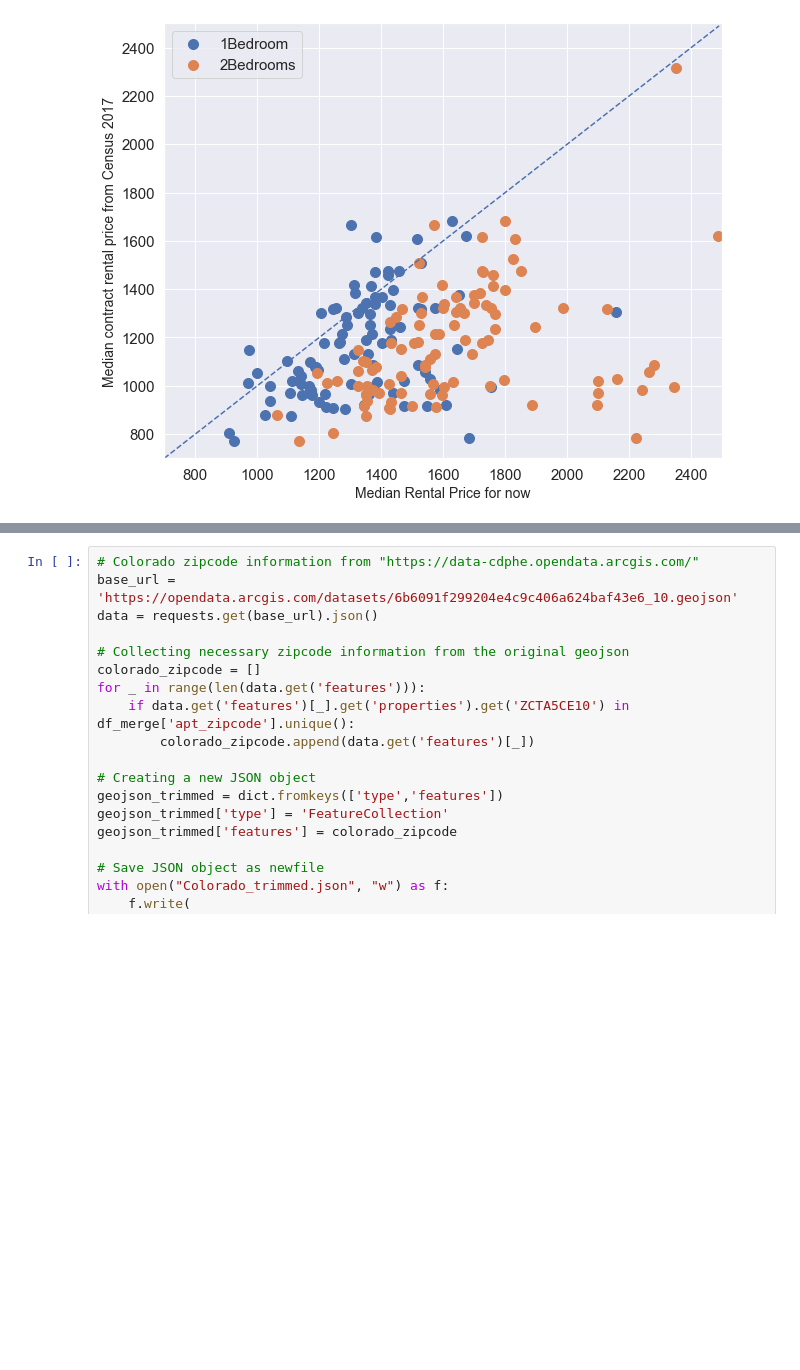
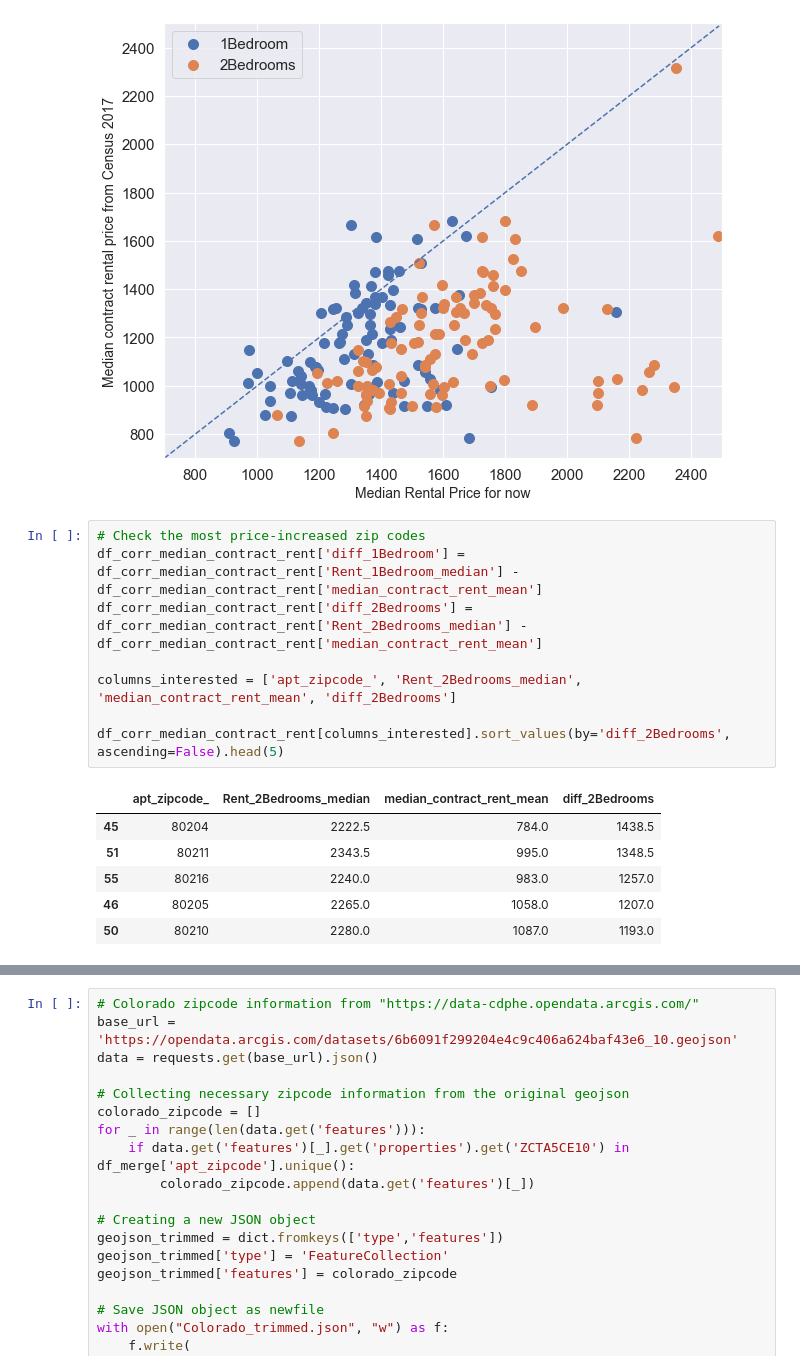
Before and after one commit to junwoo77lee/Project_Apartment_Rental_Price, a Jupyter notebook: RentalPrice/Project1_denver_commuter_and_apartment_rental_price.ipynb, the cells around one changed output, grey strips where cells are left out. Drawn from its saved outputs; the diff is of its cells as text; blank space fills up the shorter version.

```diff
--- a/RentalPrice/Project1_denver_commuter_and_apartment_rental_price.ipynb
+++ b/RentalPrice/Project1_denver_commuter_and_apartment_rental_price.ipynb
@@ -494,5 +529,20 @@ ax.legend(fontsize=15, markerscale=1)
 # %% [output]
 <matplotlib.legend.Legend at 0x...>
 [figure]
+# %%
+# Check the most price-increased zip codes
+df_corr_median_contract_rent['diff_1Bedroom'] = df_corr_median_contract_rent['Rent_1Bedroom_median'] - df_corr_median_contract_rent['median_contract_rent_mean']
+df_corr_median_contract_rent['diff_2Bedrooms'] = df_corr_median_contract_rent['Rent_2Bedrooms_median'] - df_corr_median_contract_rent['median_contract_rent_mean']
+
+columns_interested = ['apt_zipcode_', 'Rent_2Bedrooms_median', 'median_contract_rent_mean', 'diff_2Bedrooms']
+
+df_corr_median_contract_rent[columns_interested].sort_values(by='diff_2Bedrooms', ascending=False).head(5)
+# %% [output]
+|  | apt_zipcode_ | Rent_2Bedrooms_median | median_contract_rent_mean | diff_2Bedrooms |
+| 45 | 80204 | 2222.5 | 784.0 | 1438.5 |
+| 51 | 80211 | 2343.5 | 995.0 | 1348.5 |
+| 55 | 80216 | 2240.0 | 983.0 | 1257.0 |
+| 46 | 80205 | 2265.0 | 1058.0 | 1207.0 |
+| 50 | 80210 | 2280.0 | 1087.0 | 1193.0 |
 # %% [markdown]
 <div class="alert alert-block alert-info">
```
Also changed, not shown: parts of 18 cells of this notebook.
